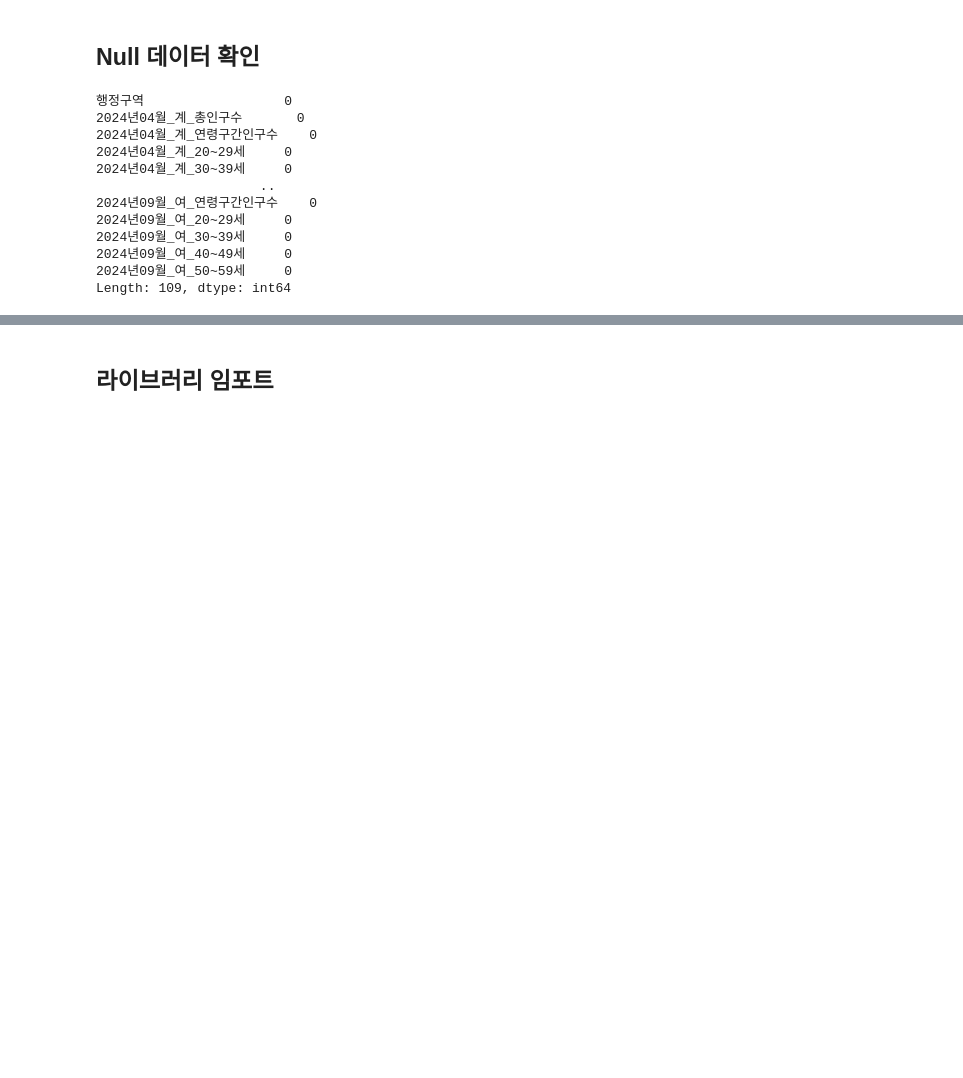
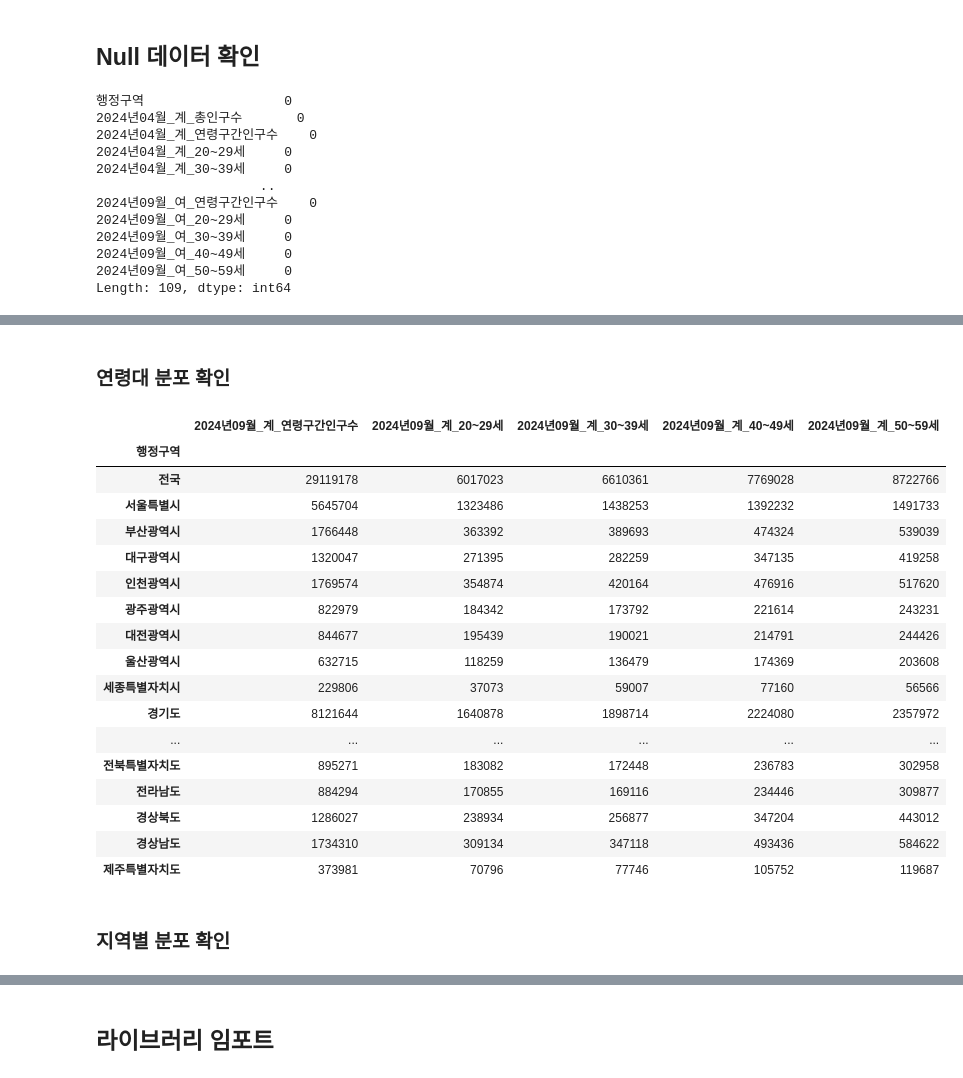
Before and after one commit to HyeonjiKim-edu/DataAnalysis, a Jupyter notebook: 25_파이썬데이터분석_실습_.ipynb, the cells around one changed output, grey strips where cells are left out. Saved outputs shown, nothing was run; the diff lists cells and outputs as text; code cells hidden in the pictures; blank space fills up the shorter version.

```diff
--- a/25_파이썬데이터분석_실습_.ipynb
+++ b/25_파이썬데이터분석_실습_.ipynb
@@ -241,0 +321,29 @@ Length: 109, dtype: int64
+# %% [markdown]
+### 연령대 분포 확인
+# %%
+# 전체 성인 연령대 비율 확인
+
+all_a = df[['2024년09월_계_연령구간인구수', '2024년09월_계_20~29세', '2024년09월_계_30~39세', '2024년09월_계_40~49세', '2024년09월_계_50~59세']].copy()
+all_a.index = df['행정구역']
+all_a
+# %% [output]
+|  | 2024년09월_계_연령구간인구수 | 2024년09월_계_20~29세 | 2024년09월_계_30~39세 | 2024년09월_계_40~49세 | 2024년09월_계_50~59세 |
+| 행정구역 |  |  |  |  |  |
+| 전국 | 29119178 | 6017023 | 6610361 | 7769028 | 8722766 |
+| 서울특별시 | 5645704 | 1323486 | 1438253 | 1392232 | 1491733 |
+| 부산광역시 | 1766448 | 363392 | 389693 | 474324 | 539039 |
+| 대구광역시 | 1320047 | 271395 | 282259 | 347135 | 419258 |
+| 인천광역시 | 1769574 | 354874 | 420164 | 476916 | 517620 |
+| 광주광역시 | 822979 | 184342 | 173792 | 221614 | 243231 |
+| 대전광역시 | 844677 | 195439 | 190021 | 214791 | 244426 |
+| 울산광역시 | 632715 | 118259 | 136479 | 174369 | 203608 |
+| 세종특별자치시 | 229806 | 37073 | 59007 | 77160 | 56566 |
+| 경기도 | 8121644 | 1640878 | 1898714 | 2224080 | 2357972 |
+| ... | ... | ... | ... | ... | ... |
+| 전북특별자치도 | 895271 | 183082 | 172448 | 236783 | 302958 |
+| 전라남도 | 884294 | 170855 | 169116 | 234446 | 309877 |
+| 경상북도 | 1286027 | 238934 | 256877 | 347204 | 443012 |
+| 경상남도 | 1734310 | 309134 | 347118 | 493436 | 584622 |
+| 제주특별자치도 | 373981 | 70796 | 77746 | 105752 | 119687 |
+# %% [markdown]
+### 지역별 분포 확인
```
Also changed, not shown: parts of 24 cells of this notebook.
